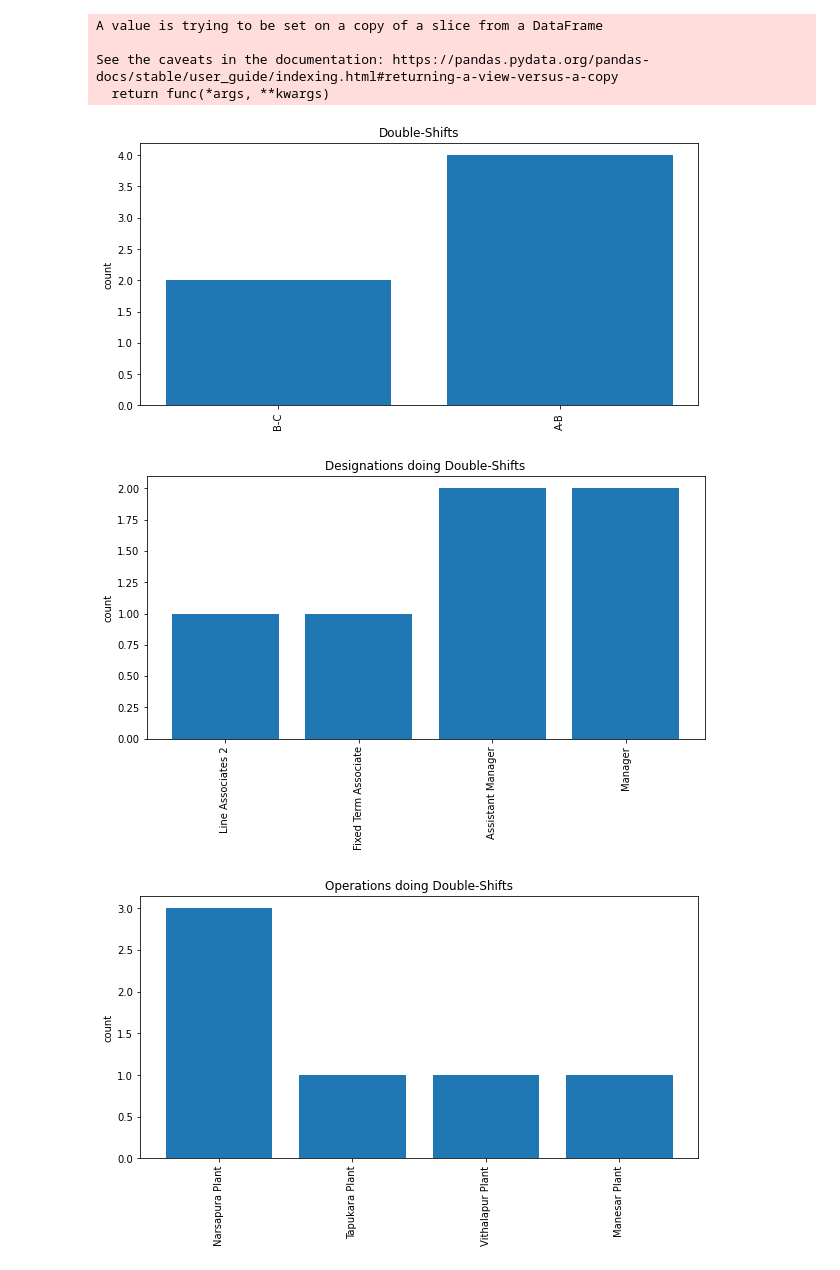
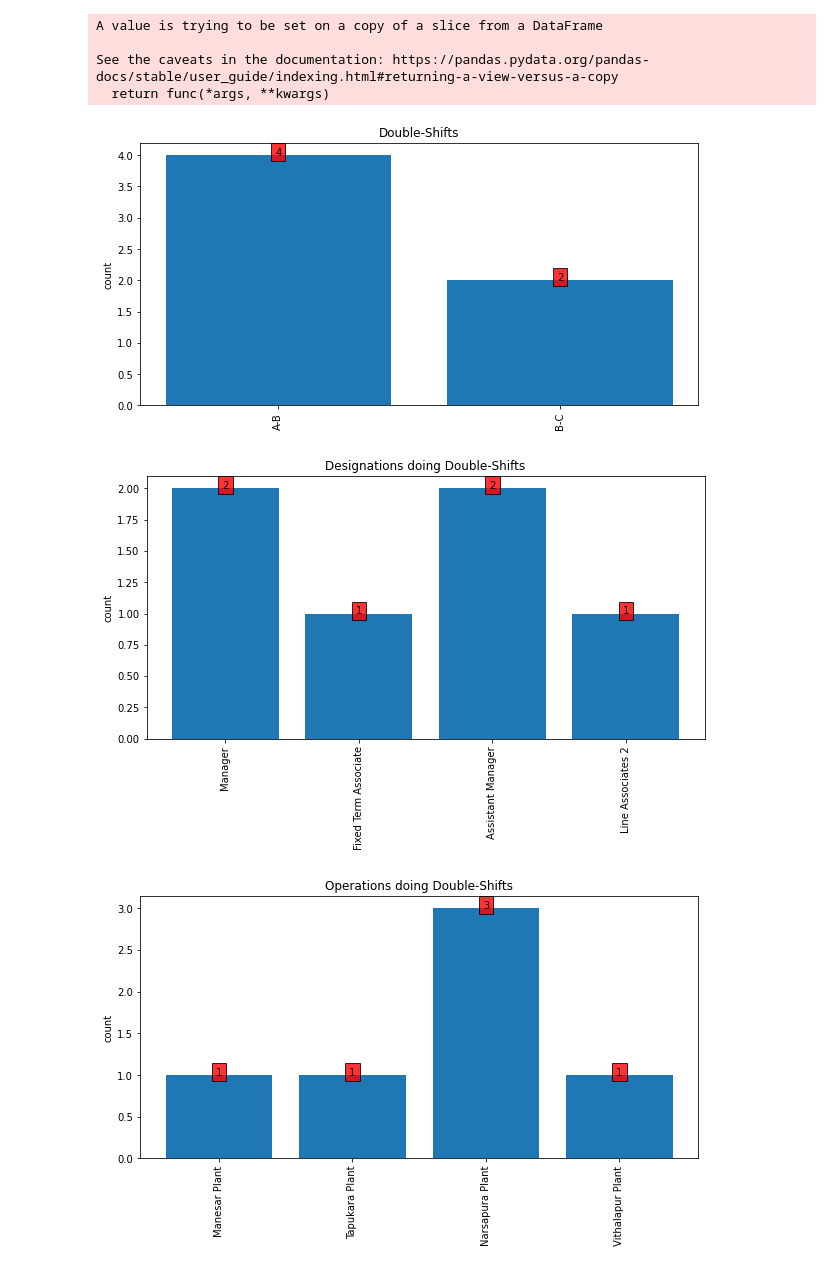
Before and after one commit to kartikeyahl/MS_analysis, a Jupyter notebook: PunchTimeAnalysisLatest4.ipynb, the cells around one changed output. Cells and saved outputs as stored; diff of their text form; code cells hidden in the pictures.

```diff
--- a/PunchTimeAnalysisLatest4.ipynb
+++ b/PunchTimeAnalysisLatest4.ipynb
@@ -571,6 +571,14 @@ for i in range(len(l_double_shift)):
 # %%
 l_double_shift = pd.DataFrame(l_double_shift,columns=['E.Code','Date','Double-Shift','Full Name','Designation','Location','Operation','Division','Department'])
 # %%
+# function to add value labels
+def addlabels(x,y):
+    for i in range(len(x)):
+        plt.text(i, y[i], y[i], ha = 'center', Bbox = dict(facecolor = 'red', alpha =.8))
+def addlabels2(x,y):
+    for i in range(len(x)):
+        plt.text(i, y[i], y[i], ha = 'center')
+
 if len(l_double_shift['Double-Shift'])>1:
   l_double_shift_list = list(set(l_double_shift['Double-Shift']))
   count_Double_Shift=[]
@@ -578,6 +586,7 @@ if len(l_double_shift['Double-Shift'])>1:
   x = l_double_shift_list
   plt.figure(figsize=(10, 5))
   plt.bar(x, count_Double_Shift)
+  addlabels(x, count_Double_Shift)
   plt.title('Double-Shifts')
   plt.xticks(x, rotation ='vertical')
   plt.ylabel('count')
@@ -592,6 +601,7 @@ if len(l_double_shift['Designation'])>1:
   x = l_double_shift_list
   plt.figure(figsize=(10, 5))
   plt.bar(x, count_Double_Shift)
+  addlabels(x, count_Double_Shift)
   plt.title('Designations doing Double-Shifts')
   plt.xticks(x, rotation ='vertical')
   plt.ylabel('count')
@@ -599,33 +609,35 @@ if len(l_double_shift['Designation'])>1:
   plt.savefig('doubleshiftgraph2.png',bbox_inches="tight")
 
 
 if len(l_double_shift['Operation'])>1:
   l_double_shift_list = list(set(l_double_shift['Operation']))
   count_Double_Shift=[]
   count_Double_Shift=[list(l_double_shift['Operation']).count(l_double_shift_list[i]) for i in range(len(l_double_shift_list))]
   x = l_double_shift_list
   plt.figure(figsize=(10, 5))
   plt.bar(x, count_Double_Shift)
+  addlabels(x, count_Double_Shift)
   plt.title('Operations doing Double-Shifts')
   plt.xticks(x, rotation ='vertical')
   plt.ylabel('count')
   plt.subplots_adjust(bottom = 0.15)
   plt.savefig('doubleshiftgraph3.png',bbox_inches="tight")
 
 
 if len(l_double_shift['Location'])>1:
   l_double_shift_list = list(set(l_double_shift['Location']))
   count_Double_Shift=[]
   count_Double_Shift=[list(l_double_shift['Location']).count(l_double_shift_list[i]) for i in range(len(l_double_shift_list))]
   x = l_double_shift_list
   plt.figure(figsize=(10, 5))
   plt.bar(x, count_Double_Shift)
+  addlabels(x, count_Double_Shift)
   plt.title('Locations doing Double-Shifts')
   plt.xticks(x, rotation ='vertical')
   plt.ylabel('count')
   plt.subplots_adjust(bottom = 0.15)
   plt.savefig('doubleshiftgraph4.png',bbox_inches="tight")
 # %% [output]
-[figure, old version]
+[figure, new version]
-[figure, old version]
+[figure, new version]
-[figure, old version]
+[figure, new version]
```
Also changed, not shown: parts of 9 cells of this notebook.
